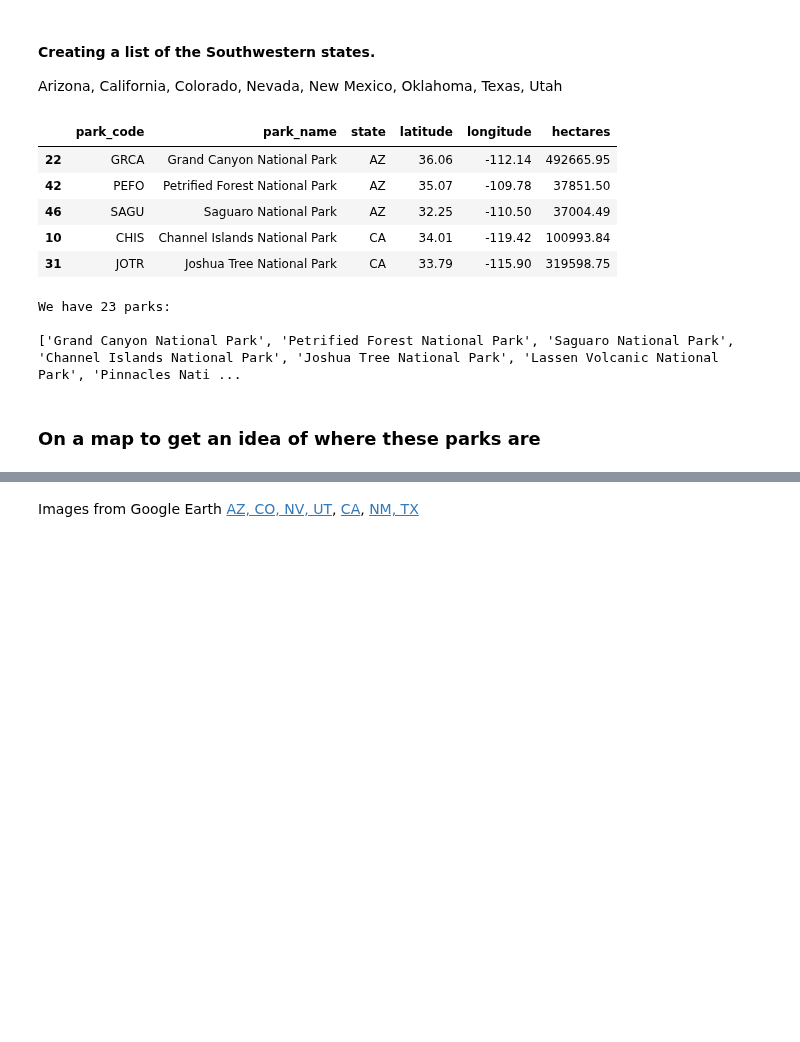
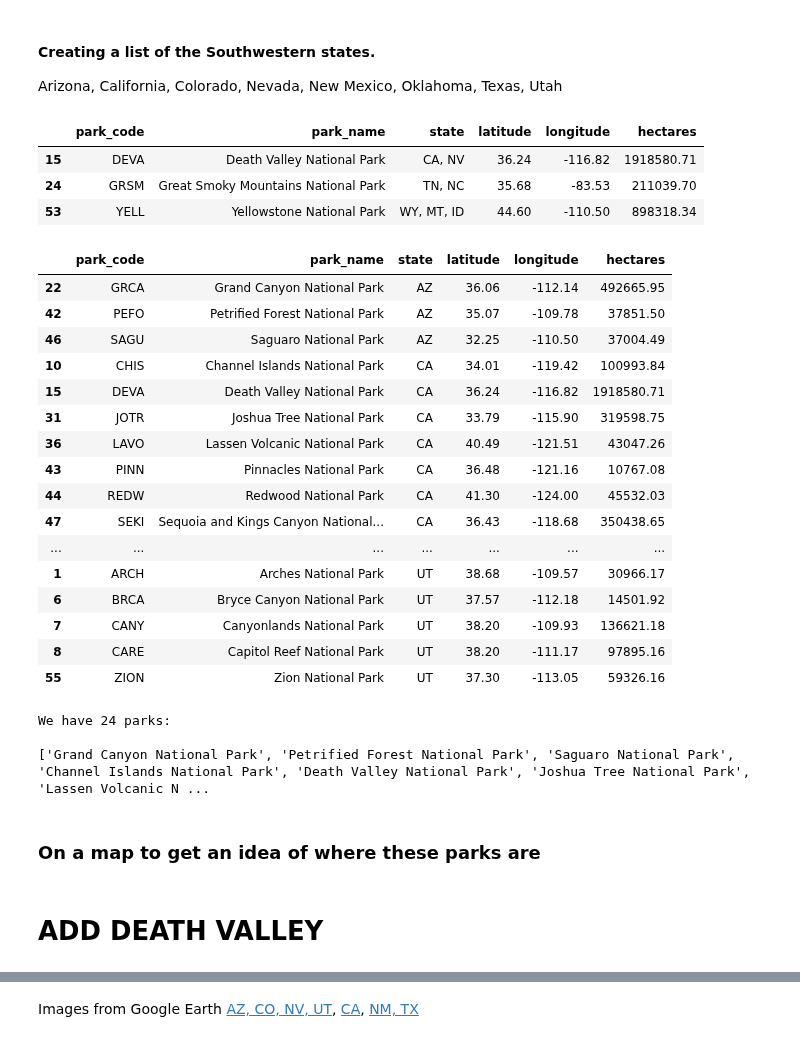
Before and after one commit to pineapple-bois/Biodiversity-In-National-Parks-Real-World, a Jupyter notebook: wrangling.ipynb, the cells around one changed output, grey strips where cells are left out. Drawn from its saved outputs; the diff is of its cells as text; code cells hidden in the pictures; blank space fills up the shorter version.

Commit message:
Deleted duplicates/ Death Valley in CA

```diff
--- a/wrangling.ipynb
+++ b/wrangling.ipynb
@@ -56,34 +56,61 @@ parks_data.head()
 #### Creating a list of the Southwestern states.
 
 Arizona, California, Colorado, Nevada, New Mexico, Oklahoma, Texas, Utah
+# %%
+# Return DF where 'state' has more than one value. Define function,
+def has_two_values(string):
+    return len(string.split(',')) > 1
+more_states = parks_data[parks_data['state'].apply(has_two_values)]
+more_states
+# %% [output]
+|  | park_code | park_name | state | latitude | longitude | hectares |
+| 15 | DEVA | Death Valley National Park | CA, NV | 36.24 | -116.82 | 1918580.71 |
+| 24 | GRSM | Great Smoky Mountains National Park | TN, NC | 35.68 | -83.53 | 211039.70 |
+| 53 | YELL | Yellowstone National Park | WY, MT, ID | 44.60 | -110.50 | 898318.34 |
+# %%
+# Change 'Death Valley' to CA as primarily in California
+parks_data.loc[15, 'state'] = 'CA'
 # %%
 sw_states_list = ["AZ", "CA", "CO", "NV", "NM", "OK", "TX", "UT"]
 # %%
 sw_data = pd.DataFrame(columns=parks_data.columns)
 # iterate through the list of states
 for state in sw_states_list:
     # is state in column, 'State'?
     match = parks_data[parks_data['state'] == state]
     # Append matching states
     sw_data = pd.concat([sw_data, match])
 
-sw_data.head()
+sw_data
 # %% [output]
 |  | park_code | park_name | state | latitude | longitude | hectares |
 | 22 | GRCA | Grand Canyon National Park | AZ | 36.06 | -112.14 | 492665.95 |
 | 42 | PEFO | Petrified Forest National Park | AZ | 35.07 | -109.78 | 37851.50 |
 | 46 | SAGU | Saguaro National Park | AZ | 32.25 | -110.50 | 37004.49 |
 | 10 | CHIS | Channel Islands National Park | CA | 34.01 | -119.42 | 100993.84 |
+| 15 | DEVA | Death Valley National Park | CA | 36.24 | -116.82 | 1918580.71 |
 | 31 | JOTR | Joshua Tree National Park | CA | 33.79 | -115.90 | 319598.75 |
+| 36 | LAVO | Lassen Volcanic National Park | CA | 40.49 | -121.51 | 43047.26 |
+| 43 | PINN | Pinnacles National Park | CA | 36.48 | -121.16 | 10767.08 |
+| 44 | REDW | Redwood National Park | CA | 41.30 | -124.00 | 45532.03 |
+| 47 | SEKI | Sequoia and Kings Canyon National... | CA | 36.43 | -118.68 | 350438.65 |
+| ... | ... | ... | ... | ... | ... | ... |
+| 1 | ARCH | Arches National Park | UT | 38.68 | -109.57 | 30966.17 |
+| 6 | BRCA | Bryce Canyon National Park | UT | 37.57 | -112.18 | 14501.92 |
+| 7 | CANY | Canyonlands National Park | UT | 38.20 | -109.93 | 136621.18 |
+| 8 | CARE | Capitol Reef National Park | UT | 38.20 | -111.17 | 97895.16 |
+| 55 | ZION | Zion National Park | UT | 37.30 | -113.05 | 59326.16 |
 # %%
 sw_parks_list = sw_data['park_name'].unique().tolist()
 print(f"We have {len(sw_parks_list)} parks: \n\n{sw_parks_list}")
 # %% [output]
-We have 23 parks:
+We have 24 parks:
 
-['Grand Canyon National Park', 'Petrified Forest National Park', 'Saguaro National Park', 'Channel Islands National Park', 'Joshua Tree National Park', 'Lassen Volcanic National Park', 'Pinnacles Nati ...
+['Grand Canyon National Park', 'Petrified Forest National Park', 'Saguaro National Park', 'Channel Islands National Park', 'Death Valley National Park', 'Joshua Tree National Park', 'Lassen Volcanic N ...
 # %% [markdown]
 ### On a map to get an idea of where these parks are
+# %% [markdown]
+# ADD DEATH VALLEY
 # %% [markdown]
 <img src="Images/California_Coast.png"/>
 # %% [markdown]
```
Also changed, not shown: parts of 62 cells of this notebook.
